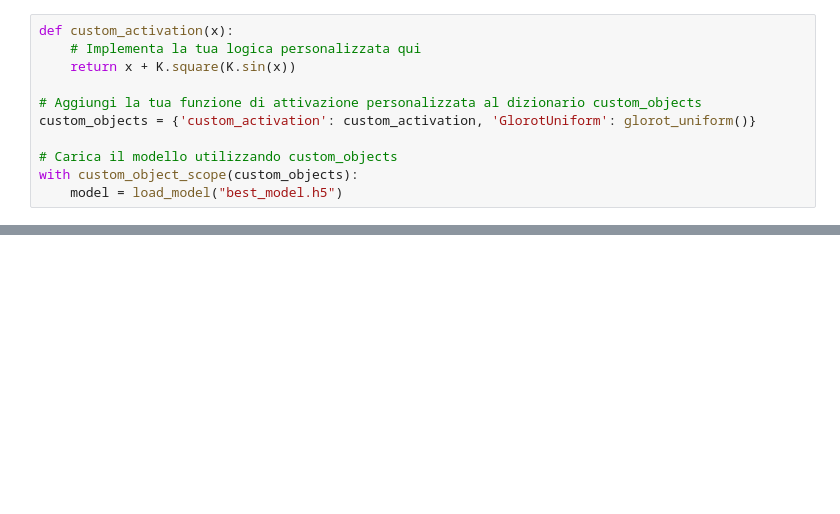
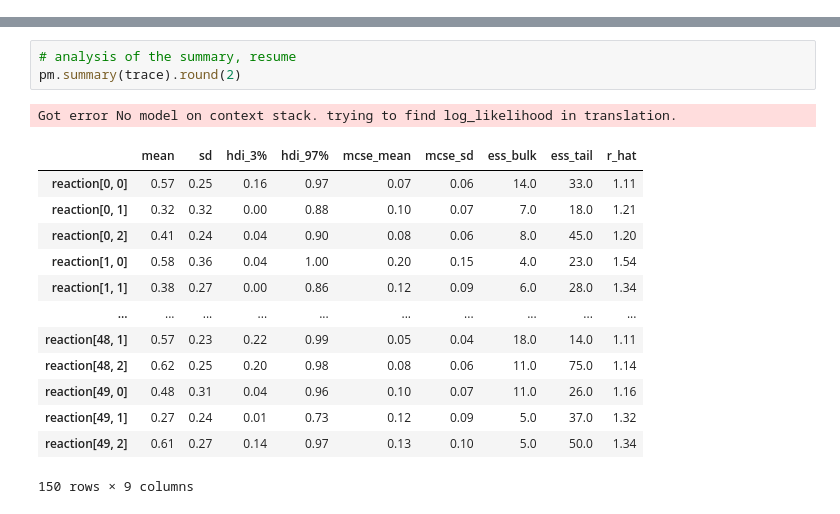
Before and after one commit to Jackmos/Multi-Fidelity-MCMC-methods, a Jupyter notebook: PACS_project2/Diffusion/3_step_NN/MCMC.ipynb, the cells around one changed output, grey strips where cells are left out. Cells and saved outputs as stored; diff of their text form; blank space fills up the shorter version.

```diff
--- a/PACS_project2/Diffusion/3_step_NN/MCMC.ipynb
+++ b/PACS_project2/Diffusion/3_step_NN/MCMC.ipynb
@@ -111,11 +95,0 @@ ValueError: No such layer: nome_layer_input_hidden. Existing layers are: ['input
-# %%
-def custom_activation(x):
-    # Implementa la tua logica personalizzata qui
-    return x + K.square(K.sin(x))
-
-# Aggiungi la tua funzione di attivazione personalizzata al dizionario custom_objects
-custom_objects = {'custom_activation': custom_activation, 'GlorotUniform': glorot_uniform()}
-
-# Carica il modello utilizzando custom_objects
-with custom_object_scope(custom_objects):
-    model = load_model("best_model.h5")
@@ -142,0 +327,18 @@ pm.traceplot(trace)
+# %%
+# analysis of the summary, resume
+pm.summary(trace).round(2)
+# %% [output]
+Got error No model on context stack. trying to find log_likelihood in translation.
+|  | mean | sd | hdi_3% | hdi_97% | mcse_mean | mcse_sd | ess_bulk | ess_tail | r_hat |
+| reaction[0, 0] | 0.57 | 0.25 | 0.16 | 0.97 | 0.07 | 0.06 | 14.0 | 33.0 | 1.11 |
+| reaction[0, 1] | 0.32 | 0.32 | 0.00 | 0.88 | 0.10 | 0.07 | 7.0 | 18.0 | 1.21 |
+| reaction[0, 2] | 0.41 | 0.24 | 0.04 | 0.90 | 0.08 | 0.06 | 8.0 | 45.0 | 1.20 |
+| reaction[1, 0] | 0.58 | 0.36 | 0.04 | 1.00 | 0.20 | 0.15 | 4.0 | 23.0 | 1.54 |
+| reaction[1, 1] | 0.38 | 0.27 | 0.00 | 0.86 | 0.12 | 0.09 | 6.0 | 28.0 | 1.34 |
+| ... | ... | ... | ... | ... | ... | ... | ... | ... | ... |
+| reaction[48, 1] | 0.57 | 0.23 | 0.22 | 0.99 | 0.05 | 0.04 | 18.0 | 14.0 | 1.11 |
+| reaction[48, 2] | 0.62 | 0.25 | 0.20 | 0.98 | 0.08 | 0.06 | 11.0 | 75.0 | 1.14 |
+| reaction[49, 0] | 0.48 | 0.31 | 0.04 | 0.96 | 0.10 | 0.07 | 11.0 | 26.0 | 1.16 |
+| reaction[49, 1] | 0.27 | 0.24 | 0.01 | 0.73 | 0.12 | 0.09 | 5.0 | 37.0 | 1.32 |
+| reaction[49, 2] | 0.61 | 0.27 | 0.14 | 0.97 | 0.13 | 0.10 | 5.0 | 50.0 | 1.34 |
+150 rows × 9 columns
```
Also changed, not shown: parts of 20 cells of this notebook, 30 other files.
